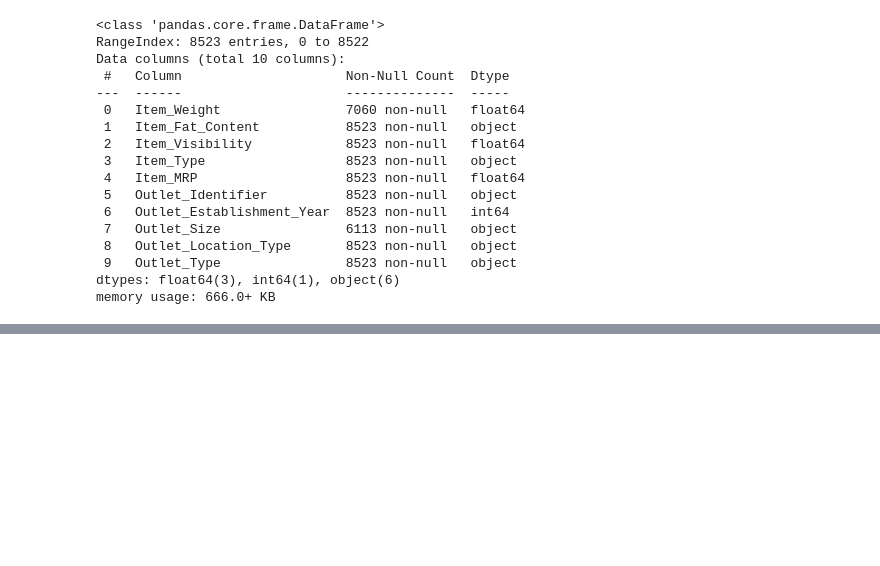
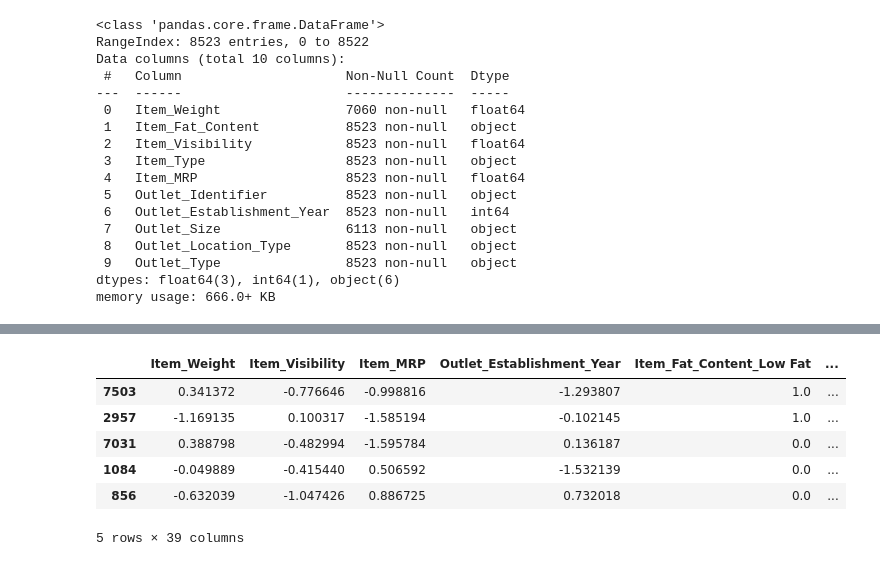
Before and after one commit to JamesCraig35/Prediction-of-Product-Sales, a Jupyter notebook: Prediction_of_Product_Sales.ipynb, the cells around one changed output, grey strips where cells are left out. Drawn from its saved outputs; the diff is of its cells as text; code cells hidden in the pictures; blank space fills up the shorter version.

```diff
--- a/Prediction_of_Product_Sales.ipynb
+++ b/Prediction_of_Product_Sales.ipynb
@@ -781,0 +780,7 @@ AttributeError: ignored
+# %%
+# Transformers for num_cols
+median_imputer = SimpleImputer(strategy='median')
+scaler = StandardScaler()
+# Pipeline
+num_pipeline = make_pipeline(median_imputer, scaler)
+num_pipeline
@@ -781,0 +807,6 @@ AttributeError: ignored
+# %%
+# Transfromers for cat_cols
+impute_missing_cat = SimpleImputer(strategy='constant',fill_value='MISSING')
+ohe_encoder = OneHotEncoder(sparse_output=False, handle_unknown='ignore')
+cat_pipe = make_pipeline(impute_missing_cat, ohe_encoder)
+cat_pipe
@@ -781,0 +818,9 @@ AttributeError: ignored
+# %%
+# Create tuples
+num_tuple = ('numeric',num_pipeline,num_cols)
+ord_tuple = ('ordinal',ord_pipe,ord_cols)
+cat_tuple = ('categorical',cat_pipe,cat_cols)
+# %%
+# Need help with fitting ord_cols
+col_transformer = ColumnTransformer([num_tuple,cat_tuple],remainder='drop', verbose_feature_names_out=False)
+col_transformer.fit(X_train)
@@ -781,0 +847,14 @@ AttributeError: ignored
+# %%
+from sklearn import set_config
+set_config(transform_output='pandas')
+X_train_proc = col_transformer.transform(X_train)
+X_test_proc = col_transformer.transform(X_test)
+X_test_proc.head(5)
+# %% [output]
+|  | Item_Weight | Item_Visibility | Item_MRP | Outlet_Establishment_Year | Item_Fat_Content_Low Fat | ... |
+| 7503 | 0.341372 | -0.776646 | -0.998816 | -1.293807 | 1.0 | ... |
+| 2957 | -1.169135 | 0.100317 | -1.585194 | -0.102145 | 1.0 | ... |
+| 7031 | 0.388798 | -0.482994 | -1.595784 | 0.136187 | 0.0 | ... |
+| 1084 | -0.049889 | -0.415440 | 0.506592 | -1.532139 | 0.0 | ... |
+| 856 | -0.632039 | -1.047426 | 0.886725 | 0.732018 | 0.0 | ... |
+5 rows × 39 columns
```
Also changed, not shown: parts of 7 cells of this notebook.
